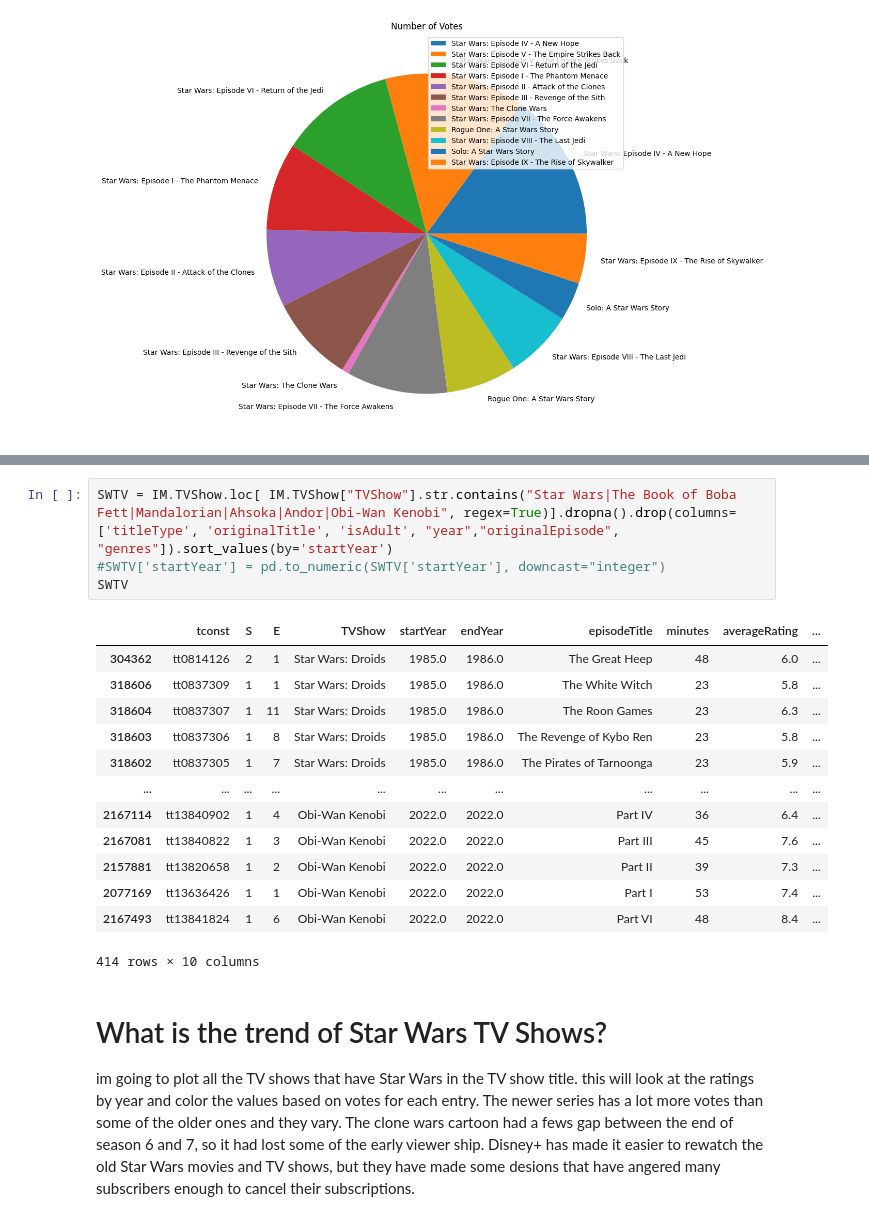
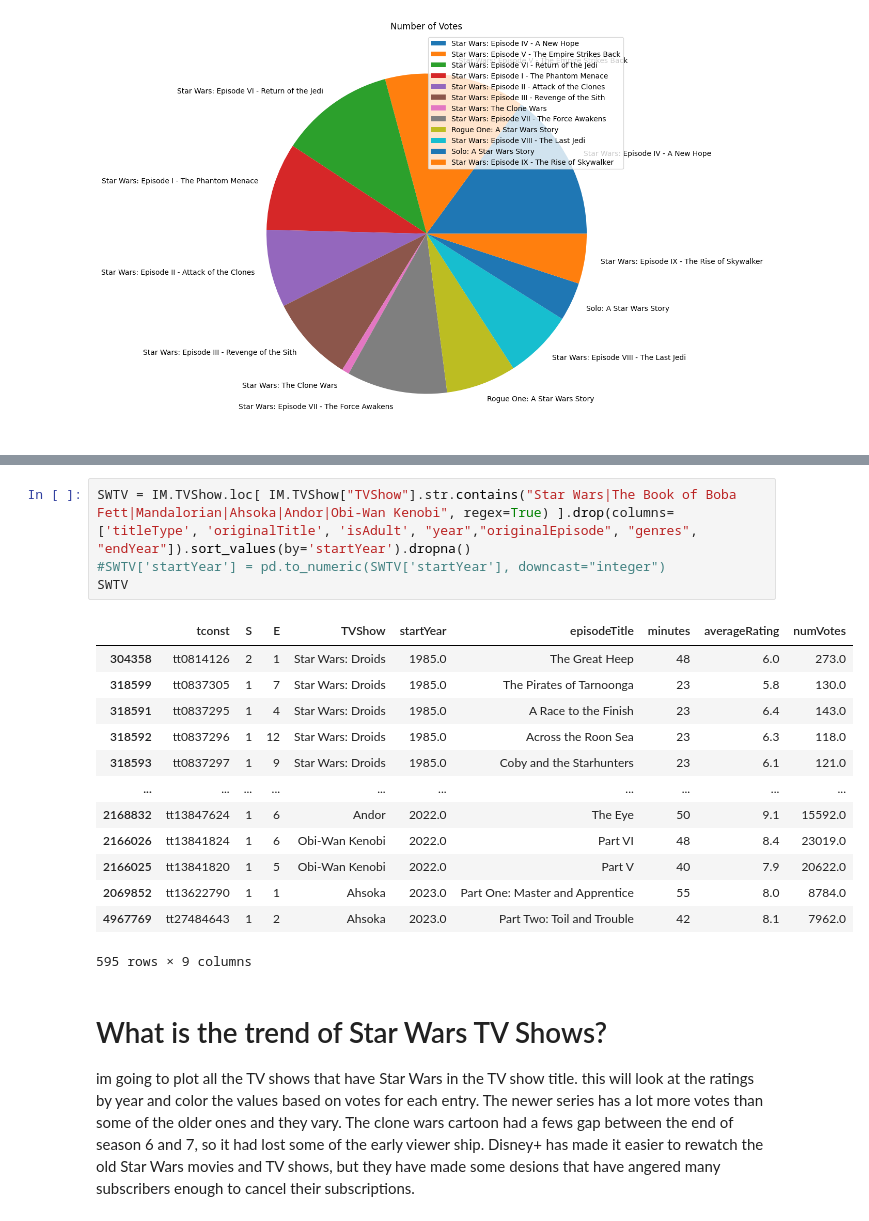
Before and after one commit to salamcast/IMDBnotebooks-DataAnalysis, a Jupyter notebook: imdb-star-wars-analysis.ipynb, the cells around one changed output, grey strips where cells are left out. Drawn from its saved outputs; the diff is of its cells as text.

```diff
--- a/imdb-star-wars-analysis.ipynb
+++ b/imdb-star-wars-analysis.ipynb
@@ -167,21 +169,21 @@ SW.plot.hexbin(x='year',
 # %%
-SWTV = IM.TVShow.loc[ IM.TVShow["TVShow"].str.contains("Star Wars|The Book of Boba Fett|Mandalorian|Ahsoka|Andor|Obi-Wan Kenobi", regex=True)].dropna().drop(columns=['titleType', 'originalTitle', 'isAdult', "year","originalEpisode", "genres"]).sort_values(by='startYear')
+SWTV = IM.TVShow.loc[ IM.TVShow["TVShow"].str.contains("Star Wars|The Book of Boba Fett|Mandalorian|Ahsoka|Andor|Obi-Wan Kenobi", regex=True) ].drop(columns=['titleType', 'originalTitle', 'isAdult', "year","originalEpisode", "genres", "endYear"]).sort_values(by='startYear').dropna()
 #SWTV['startYear'] = pd.to_numeric(SWTV['startYear'], downcast="integer")
 SWTV
 # %% [output]
-|  | tconst | S | E | TVShow | startYear | endYear | episodeTitle | minutes | averageRating | ... |
-| 304362 | tt0814126 | 2 | 1 | Star Wars: Droids | 1985.0 | 1986.0 | The Great Heep | 48 | 6.0 | ... |
-| 318606 | tt0837309 | 1 | 1 | Star Wars: Droids | 1985.0 | 1986.0 | The White Witch | 23 | 5.8 | ... |
-| 318604 | tt0837307 | 1 | 11 | Star Wars: Droids | 1985.0 | 1986.0 | The Roon Games | 23 | 6.3 | ... |
-| 318603 | tt0837306 | 1 | 8 | Star Wars: Droids | 1985.0 | 1986.0 | The Revenge of Kybo Ren | 23 | 5.8 | ... |
-| 318602 | tt0837305 | 1 | 7 | Star Wars: Droids | 1985.0 | 1986.0 | The Pirates of Tarnoonga | 23 | 5.9 | ... |
-| ... | ... | ... | ... | ... | ... | ... | ... | ... | ... | ... |
-| 2167114 | tt13840902 | 1 | 4 | Obi-Wan Kenobi | 2022.0 | 2022.0 | Part IV | 36 | 6.4 | ... |
-| 2167081 | tt13840822 | 1 | 3 | Obi-Wan Kenobi | 2022.0 | 2022.0 | Part III | 45 | 7.6 | ... |
-| 2157881 | tt13820658 | 1 | 2 | Obi-Wan Kenobi | 2022.0 | 2022.0 | Part II | 39 | 7.3 | ... |
-| 2077169 | tt13636426 | 1 | 1 | Obi-Wan Kenobi | 2022.0 | 2022.0 | Part I | 53 | 7.4 | ... |
-| 2167493 | tt13841824 | 1 | 6 | Obi-Wan Kenobi | 2022.0 | 2022.0 | Part VI | 48 | 8.4 | ... |
+|  | tconst | S | E | TVShow | startYear | episodeTitle | minutes | averageRating | numVotes |
+| 304358 | tt0814126 | 2 | 1 | Star Wars: Droids | 1985.0 | The Great Heep | 48 | 6.0 | 273.0 |
+| 318599 | tt0837305 | 1 | 7 | Star Wars: Droids | 1985.0 | The Pirates of Tarnoonga | 23 | 5.8 | 130.0 |
+| 318591 | tt0837295 | 1 | 4 | Star Wars: Droids | 1985.0 | A Race to the Finish | 23 | 6.4 | 143.0 |
+| 318592 | tt0837296 | 1 | 12 | Star Wars: Droids | 1985.0 | Across the Roon Sea | 23 | 6.3 | 118.0 |
+| 318593 | tt0837297 | 1 | 9 | Star Wars: Droids | 1985.0 | Coby and the Starhunters | 23 | 6.1 | 121.0 |
+| ... | ... | ... | ... | ... | ... | ... | ... | ... | ... |
+| 2168832 | tt13847624 | 1 | 6 | Andor | 2022.0 | The Eye | 50 | 9.1 | 15592.0 |
+| 2166026 | tt13841824 | 1 | 6 | Obi-Wan Kenobi | 2022.0 | Part VI | 48 | 8.4 | 23019.0 |
+| 2166025 | tt13841820 | 1 | 5 | Obi-Wan Kenobi | 2022.0 | Part V | 40 | 7.9 | 20622.0 |
+| 2069852 | tt13622790 | 1 | 1 | Ahsoka | 2023.0 | Part One: Master and Apprentice | 55 | 8.0 | 8784.0 |
+| 4967769 | tt27484643 | 1 | 2 | Ahsoka | 2023.0 | Part Two: Toil and Trouble | 42 | 8.1 | 7962.0 |
-414 rows × 10 columns
+595 rows × 9 columns
 # %% [markdown]
 # What is the trend of Star Wars TV Shows?
 im going to plot all the TV shows that have Star Wars in the TV show title.  this will look at the ratings by year and color the values based on votes for each entry. The newer series has a lot more votes than some of the older ones and they vary. The clone wars cartoon had a fews gap between the end of season 6 and 7, so it had lost some of the early viewer ship. Disney+ has made it easier to rewatch the old Star Wars movies and TV shows, but they have made some desions that have angered many subscribers enough to cancel their subscriptions.
```
Also changed, not shown: parts of 11 cells of this notebook.
